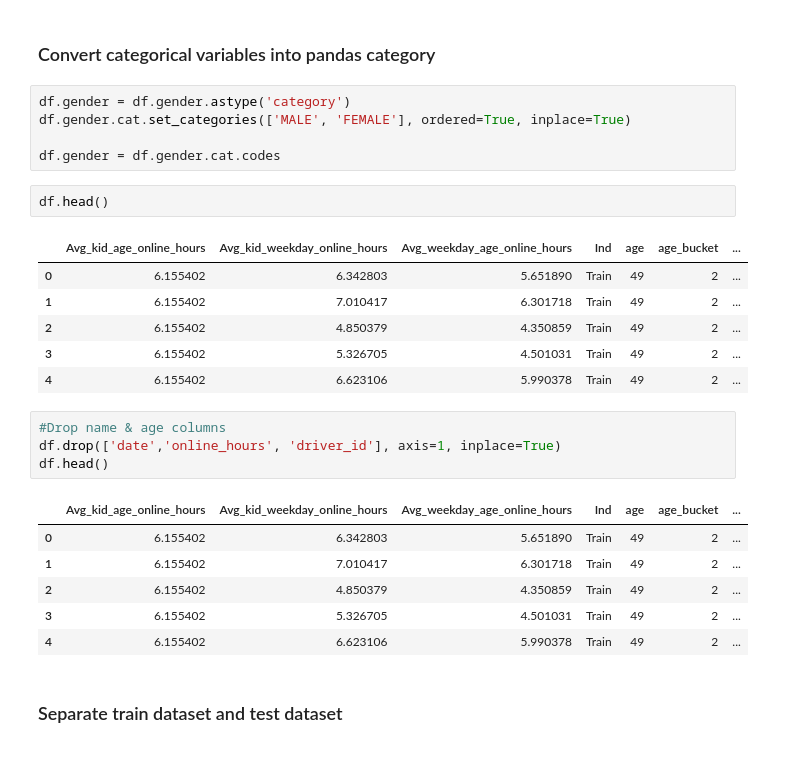
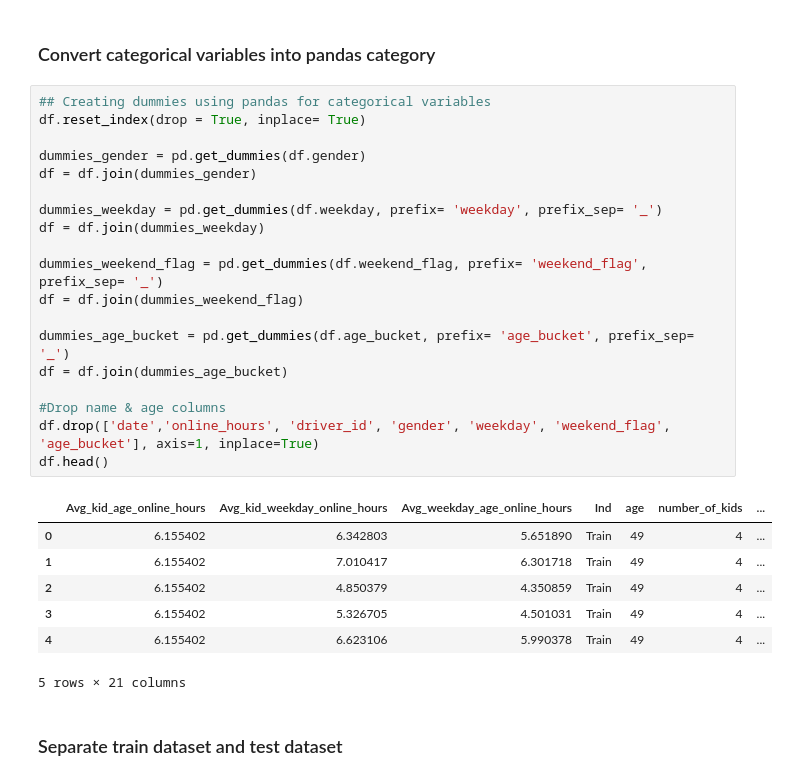
Before and after one commit to vikiitkgp/vikiitkgp.github.io, a Jupyter notebook: Case Study/Two_Step_Approach.ipynb, the cells around one changed output. Saved outputs shown, nothing was run; the diff lists cells and outputs as text.

```diff
--- a/Case Study/Two_Step_Approach.ipynb
+++ b/Case Study/Two_Step_Approach.ipynb
@@ -80,31 +65,33 @@ df['online'] = 0
 df.loc[df['online_hours'] > 0, 'online'] = 1
 # %% [markdown]
 ### Convert categorical variables into pandas category
-# %%
-df.gender = df.gender.astype('category')
-df.gender.cat.set_categories(['MALE', 'FEMALE'], ordered=True, inplace=True)
-
-df.gender = df.gender.cat.codes
-# %%
-df.head()
-# %% [output]
-|  | Avg_kid_age_online_hours | Avg_kid_weekday_online_hours | Avg_weekday_age_online_hours | Ind | age | age_bucket | ... |
-| 0 | 6.155402 | 6.342803 | 5.651890 | Train | 49 | 2 | ... |
-| 1 | 6.155402 | 7.010417 | 6.301718 | Train | 49 | 2 | ... |
-| 2 | 6.155402 | 4.850379 | 4.350859 | Train | 49 | 2 | ... |
-| 3 | 6.155402 | 5.326705 | 4.501031 | Train | 49 | 2 | ... |
-| 4 | 6.155402 | 6.623106 | 5.990378 | Train | 49 | 2 | ... |
-# %%
-#Drop name & age columns
-df.drop(['date','online_hours', 'driver_id'], axis=1, inplace=True)
-df.head()
-# %% [output]
-|  | Avg_kid_age_online_hours | Avg_kid_weekday_online_hours | Avg_weekday_age_online_hours | Ind | age | age_bucket | ... |
-| 0 | 6.155402 | 6.342803 | 5.651890 | Train | 49 | 2 | ... |
-| 1 | 6.155402 | 7.010417 | 6.301718 | Train | 49 | 2 | ... |
-| 2 | 6.155402 | 4.850379 | 4.350859 | Train | 49 | 2 | ... |
-| 3 | 6.155402 | 5.326705 | 4.501031 | Train | 49 | 2 | ... |
-| 4 | 6.155402 | 6.623106 | 5.990378 | Train | 49 | 2 | ... |
+# %%
+## Creating dummies using pandas for categorical variables
+df.reset_index(drop = True, inplace= True)
+
+dummies_gender = pd.get_dummies(df.gender)
+df = df.join(dummies_gender)
+
+dummies_weekday = pd.get_dummies(df.weekday, prefix= 'weekday', prefix_sep= '_')
+df = df.join(dummies_weekday)
+
+dummies_weekend_flag = pd.get_dummies(df.weekend_flag, prefix= 'weekend_flag', prefix_sep= '_')
+df = df.join(dummies_weekend_flag)
+
+dummies_age_bucket = pd.get_dummies(df.age_bucket, prefix= 'age_bucket', prefix_sep= '_')
+df = df.join(dummies_age_bucket)
+
+#Drop name & age columns
+df.drop(['date','online_hours', 'driver_id', 'gender', 'weekday', 'weekend_flag', 'age_bucket'], axis=1, inplace=True)
+df.head()
+# %% [output]
+|  | Avg_kid_age_online_hours | Avg_kid_weekday_online_hours | Avg_weekday_age_online_hours | Ind | age | number_of_kids | ... |
+| 0 | 6.155402 | 6.342803 | 5.651890 | Train | 49 | 4 | ... |
+| 1 | 6.155402 | 7.010417 | 6.301718 | Train | 49 | 4 | ... |
+| 2 | 6.155402 | 4.850379 | 4.350859 | Train | 49 | 4 | ... |
+| 3 | 6.155402 | 5.326705 | 4.501031 | Train | 49 | 4 | ... |
+| 4 | 6.155402 | 6.623106 | 5.990378 | Train | 49 | 4 | ... |
+5 rows × 21 columns
 # %% [markdown]
 ### Separate train dataset and test dataset
 # %%
```
Also changed, not shown: parts of 28 cells of this notebook, 2 other files.
